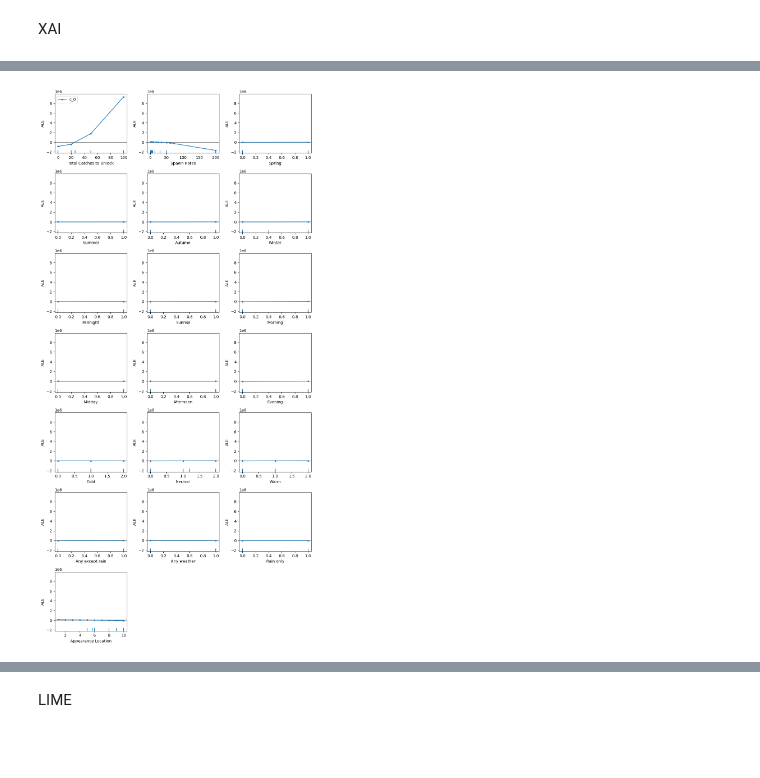
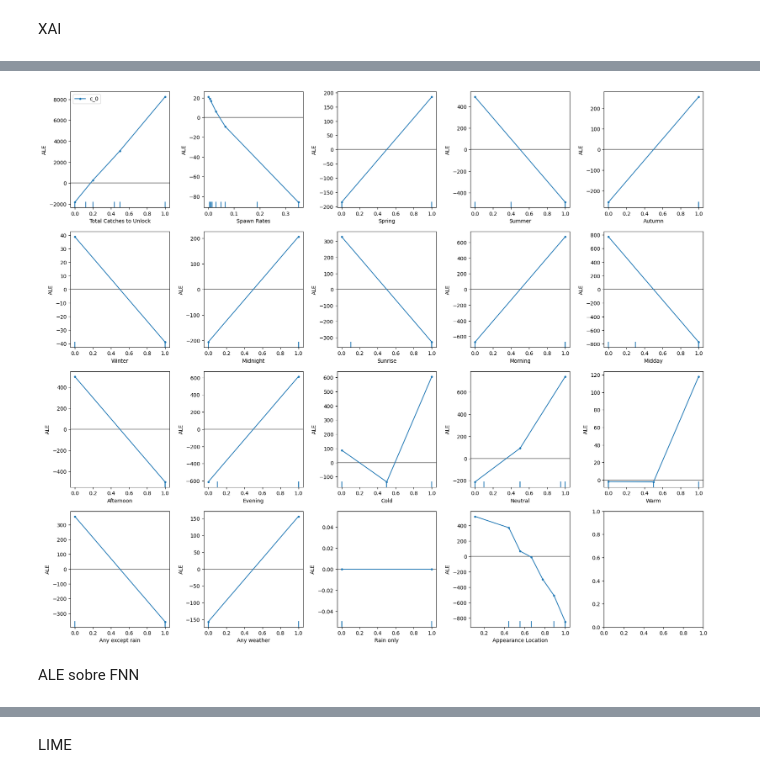
Before and after one commit to megastacks13/MachineLearning, a Jupyter notebook: Final Project - Animal Crossing Prediciton/PracticaFinal.ipynb, the cells around one changed output, grey strips where cells are left out. Saved outputs shown, nothing was run; the diff lists cells and outputs as text; code cells hidden in the pictures; blank space fills up the shorter version.

```diff
--- a/Final Project - Animal Crossing Prediciton/PracticaFinal.ipynb
+++ b/Final Project - Animal Crossing Prediciton/PracticaFinal.ipynb
@@ -1054 +1078,14 @@ XAI
+# %%
+def explain(pred_model, specialised_predictor):
+    ale_values = ALE(predictor=specialised_predictor, feature_names=pred_model._original_test_data.columns.tolist())
+
+    # Explicamos usando el test set, convertido a NumPy array
+    exp = ale_values.explain(pred_model._original_test_data.to_numpy())
+
+    # Definimos el tamaño de cada celda de salida
+    fig, ax = plt.subplots(4, 5, figsize=(18,15))
+    # Pasamos el eje a la función
+    plot_ale(exp, ax=ax)
+    # Mostramos el resultado
+    plt.show()
 # %%
@@ -1075,30 +1104,23 @@ plt.show()
 # %%
-# Ejemplo de uso con PolynomialRegression
+# Definimos un nuevo modelo de Regresor Polinomial de grado 2, de manera que no haga falta haber ejecutado las pruebas anteriores para hacer esta
 pr = PolynomialRegression(degree=2)
 pr.compute(dataframe)
 
 # Obtenemos los nombres de las columnas originales (sin 'Sell')
 original_columns = [col for col in pr._data.columns if col != 'Sell']
 
-# Creamos el predictor compatible con Alibi
+# Creamos el predictor compatible con el formato de entreno de ALE (en NumPy)
 def predictor(x):
     # Convertimos a DataFrame manteniendo los nombres de las columnas
     x_df = pd.DataFrame(x, columns=original_columns)
     # Aplicamos la transformación polinómica
     x_poly = pr._poly_features.transform(x_df)
     # Hacemos la predicción
     return pr._model.predict(x_poly)
 
-# Creamos el explicador ALE
-ale = ALE(predictor=predictor, feature_names=original_columns)
-
-# Explicamos usando los datos originales (asegurando que son numéricos)
-exp = ale.explain(X_original.to_numpy())
-
-# Mostramos el resultado
-fig, ax = plt.subplots(figsize=(10,20))  # Ancho x Alto en pulgadas
-plot_ale(exp, ax=ax)  # Pasas el eje a la función
-plt.show()
+explain(pred_model=pr, specialised_predictor=predictor)
 # %% [output]
-[figure, old version]
+[figure, new version]
+# %% [markdown]
+ALE sobre FNN
 # %%
```
Also changed, not shown: parts of 14 cells of this notebook.
